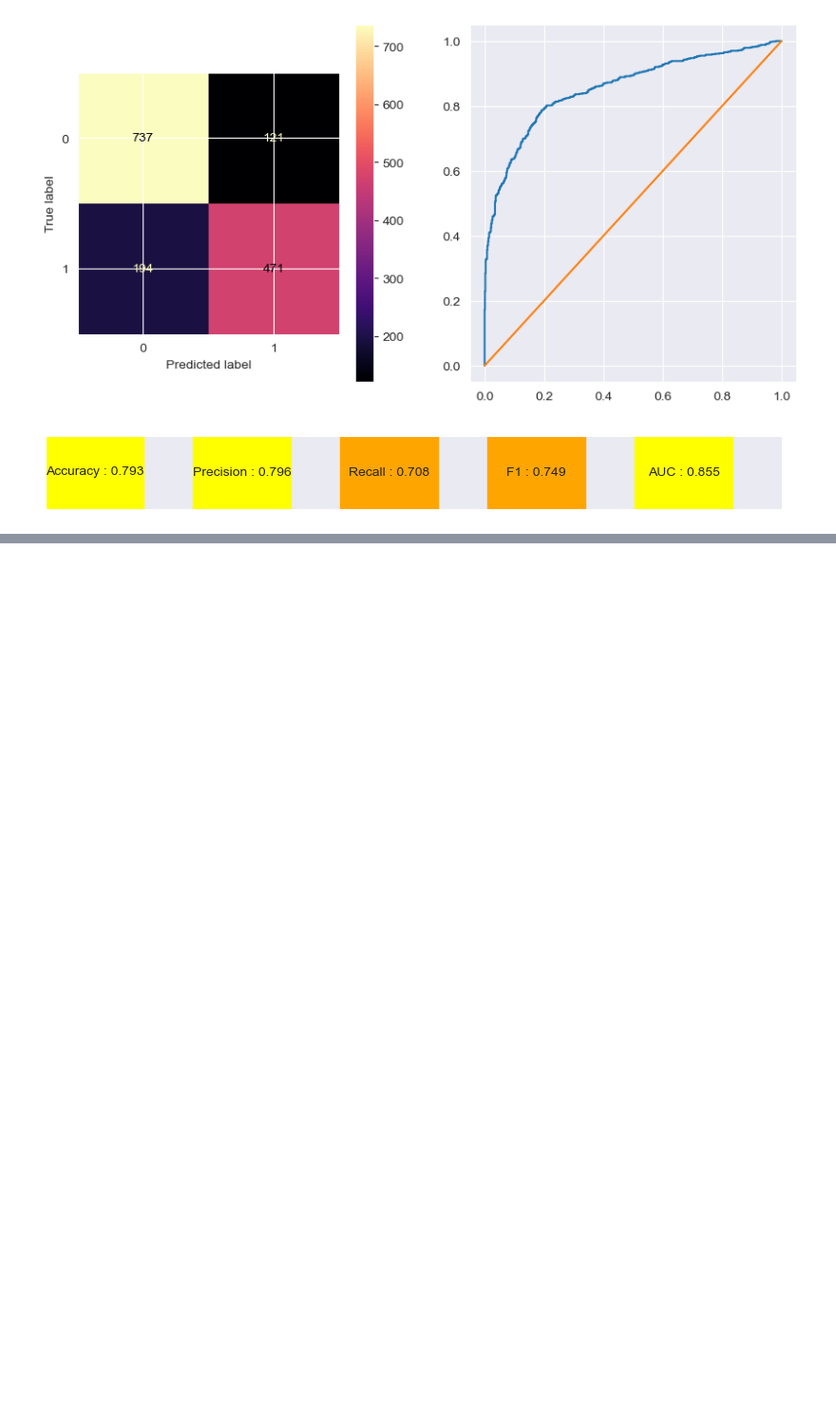
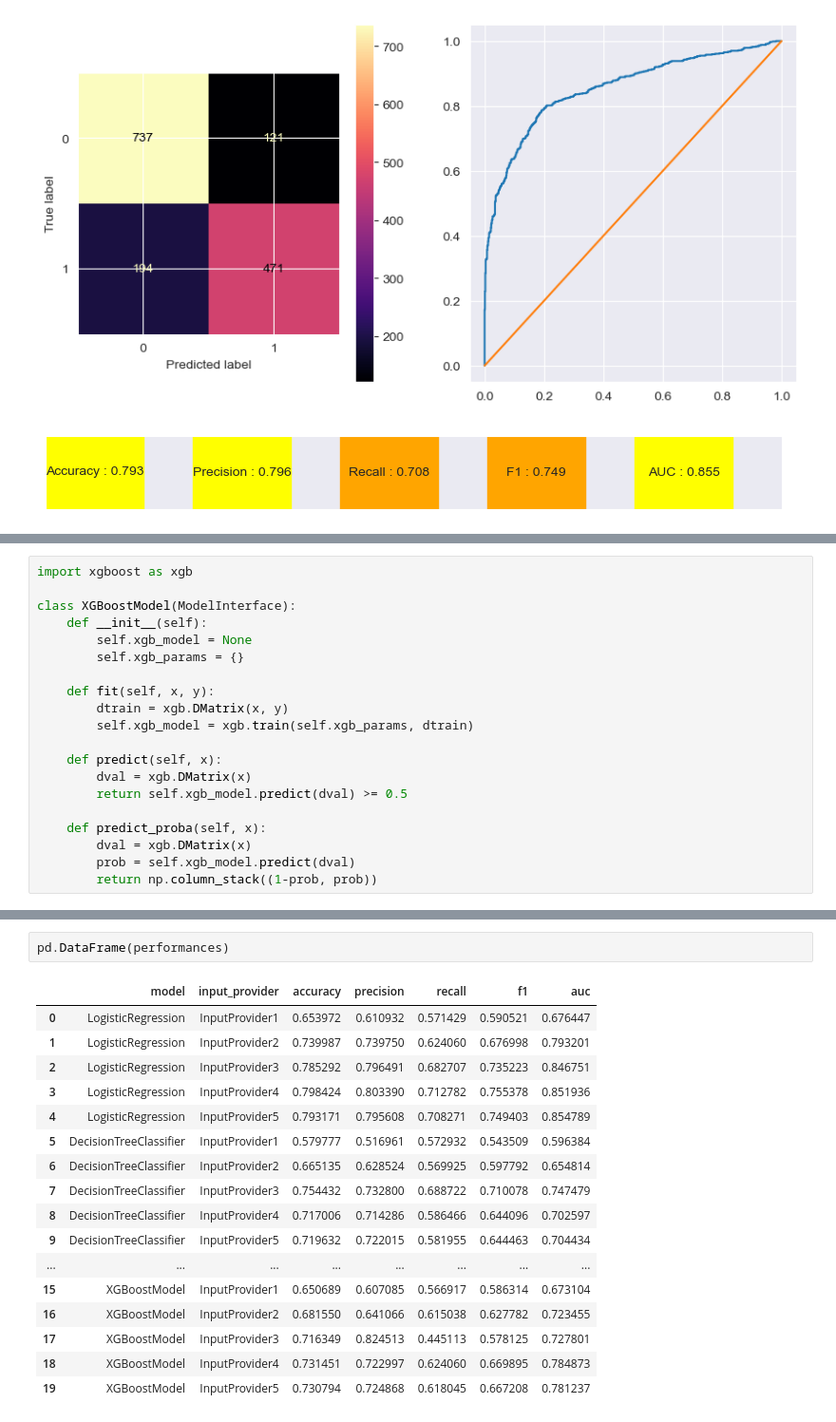
Before and after one commit to shayansm2/kaggle-playground, a Jupyter notebook: nlp-getting-started/models.ipynb, the cells around one changed output, grey strips where cells are left out. Shown: that part at 95% size. Saved outputs shown, nothing was run; the diff lists cells and outputs as text; blank space fills up the shorter version.

```diff
--- a/nlp-getting-started/models.ipynb
+++ b/nlp-getting-started/models.ipynb
@@ -151,0 +147,20 @@ Please also refer to the documentation for alternative solver options:
+# %%
+import xgboost as xgb
+
+class XGBoostModel(ModelInterface):
+    def __init__(self):
+        self.xgb_model = None
+        self.xgb_params = {}
+
+    def fit(self, x, y):
+        dtrain = xgb.DMatrix(x, y)
+        self.xgb_model = xgb.train(self.xgb_params, dtrain)
+
+    def predict(self, x):
+        dval = xgb.DMatrix(x)
+        return self.xgb_model.predict(dval) >= 0.5
+
+    def predict_proba(self, x):
+        dval = xgb.DMatrix(x)
+        prob = self.xgb_model.predict(dval)
+        return np.column_stack((1-prob, prob))
@@ -151,0 +207,20 @@ Please also refer to the documentation for alternative solver options:
+# %%
+pd.DataFrame(performances)
+# %% [output]
+|  | model | input_provider | accuracy | precision | recall | f1 | auc |
+| 0 | LogisticRegression | InputProvider1 | 0.653972 | 0.610932 | 0.571429 | 0.590521 | 0.676447 |
+| 1 | LogisticRegression | InputProvider2 | 0.739987 | 0.739750 | 0.624060 | 0.676998 | 0.793201 |
+| 2 | LogisticRegression | InputProvider3 | 0.785292 | 0.796491 | 0.682707 | 0.735223 | 0.846751 |
+| 3 | LogisticRegression | InputProvider4 | 0.798424 | 0.803390 | 0.712782 | 0.755378 | 0.851936 |
+| 4 | LogisticRegression | InputProvider5 | 0.793171 | 0.795608 | 0.708271 | 0.749403 | 0.854789 |
+| 5 | DecisionTreeClassifier | InputProvider1 | 0.579777 | 0.516961 | 0.572932 | 0.543509 | 0.596384 |
+| 6 | DecisionTreeClassifier | InputProvider2 | 0.665135 | 0.628524 | 0.569925 | 0.597792 | 0.654814 |
+| 7 | DecisionTreeClassifier | InputProvider3 | 0.754432 | 0.732800 | 0.688722 | 0.710078 | 0.747479 |
+| 8 | DecisionTreeClassifier | InputProvider4 | 0.717006 | 0.714286 | 0.586466 | 0.644096 | 0.702597 |
+| 9 | DecisionTreeClassifier | InputProvider5 | 0.719632 | 0.722015 | 0.581955 | 0.644463 | 0.704434 |
+| ... | ... | ... | ... | ... | ... | ... | ... |
+| 15 | XGBoostModel | InputProvider1 | 0.650689 | 0.607085 | 0.566917 | 0.586314 | 0.673104 |
+| 16 | XGBoostModel | InputProvider2 | 0.681550 | 0.641066 | 0.615038 | 0.627782 | 0.723455 |
+| 17 | XGBoostModel | InputProvider3 | 0.716349 | 0.824513 | 0.445113 | 0.578125 | 0.727801 |
+| 18 | XGBoostModel | InputProvider4 | 0.731451 | 0.722997 | 0.624060 | 0.669895 | 0.784873 |
+| 19 | XGBoostModel | InputProvider5 | 0.730794 | 0.724868 | 0.618045 | 0.667208 | 0.781237 |
```
Also changed, not shown: parts of 5 cells of this notebook, 1 other file.
